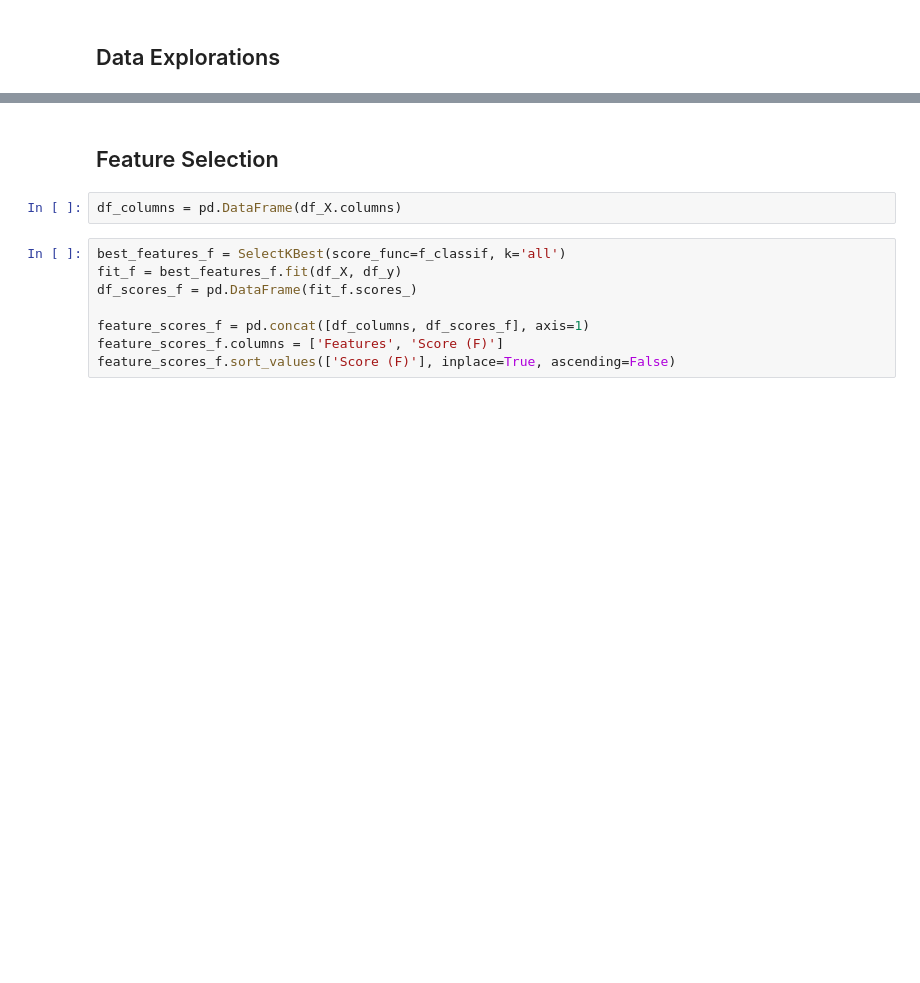
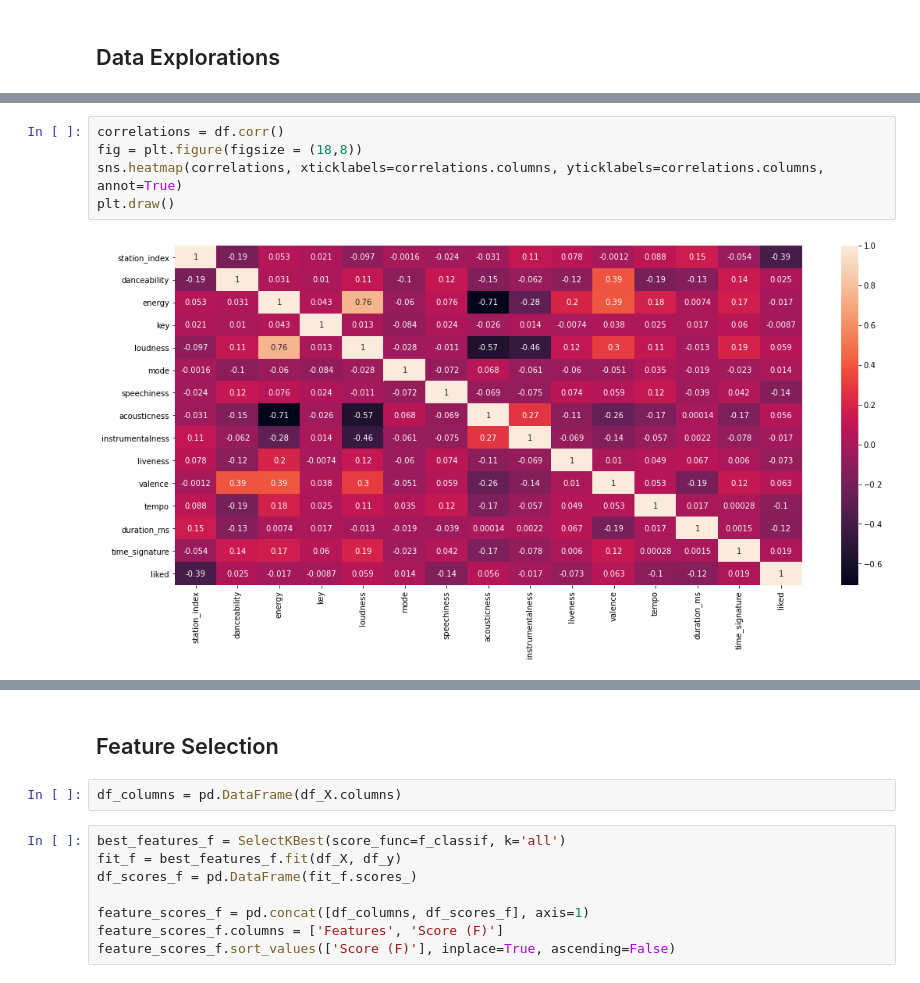
Before and after one commit to Hadryan/Personalized-Music-Recommendations, a Jupyter notebook: scikit_models.ipynb, the cells around one changed output, grey strips where cells are left out. Drawn from its saved outputs; the diff is of its cells as text; blank space fills up the shorter version.

```diff
--- a/scikit_models.ipynb
+++ b/scikit_models.ipynb
@@ -64,3 +84,10 @@ df
+# %%
+correlations = df.corr()
+fig = plt.figure(figsize = (18,8))
+sns.heatmap(correlations, xticklabels=correlations.columns, yticklabels=correlations.columns, annot=True)
+plt.draw()
+# %% [output]
+[figure, added]
 # %%
 ax = sns.countplot(y, label="Sum", order=[1, 0])
 values = df.liked.value_counts().values
```
Also changed, not shown: parts of 40 cells of this notebook.
